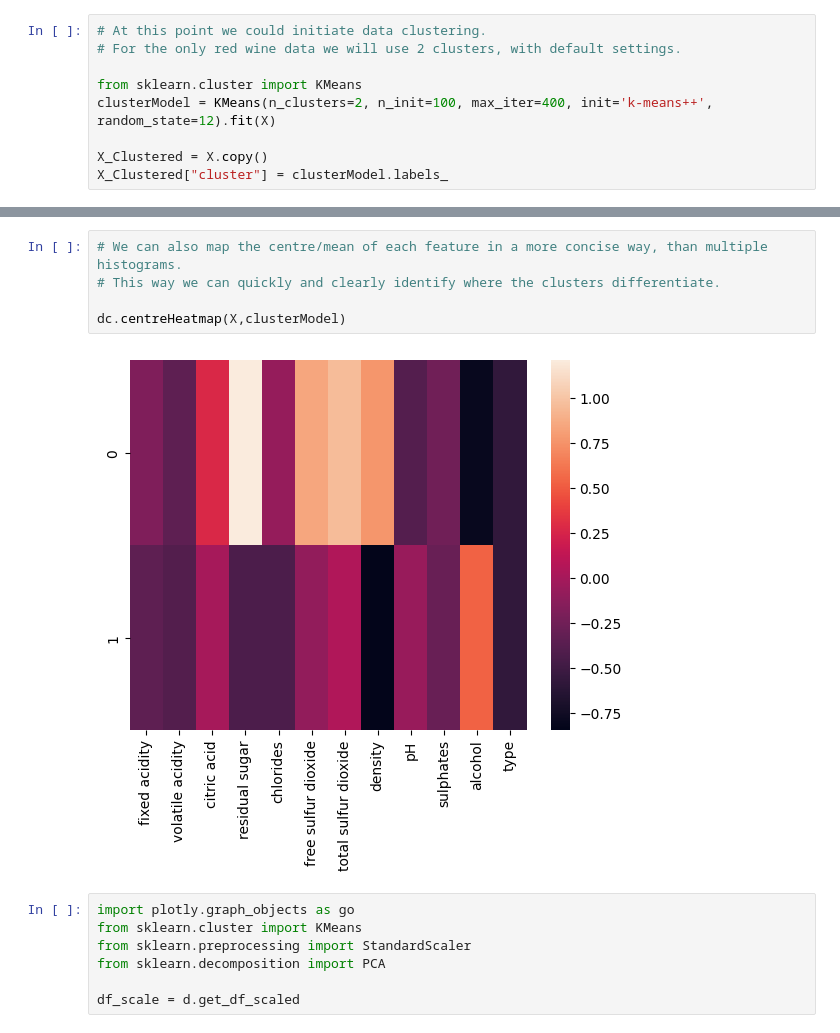
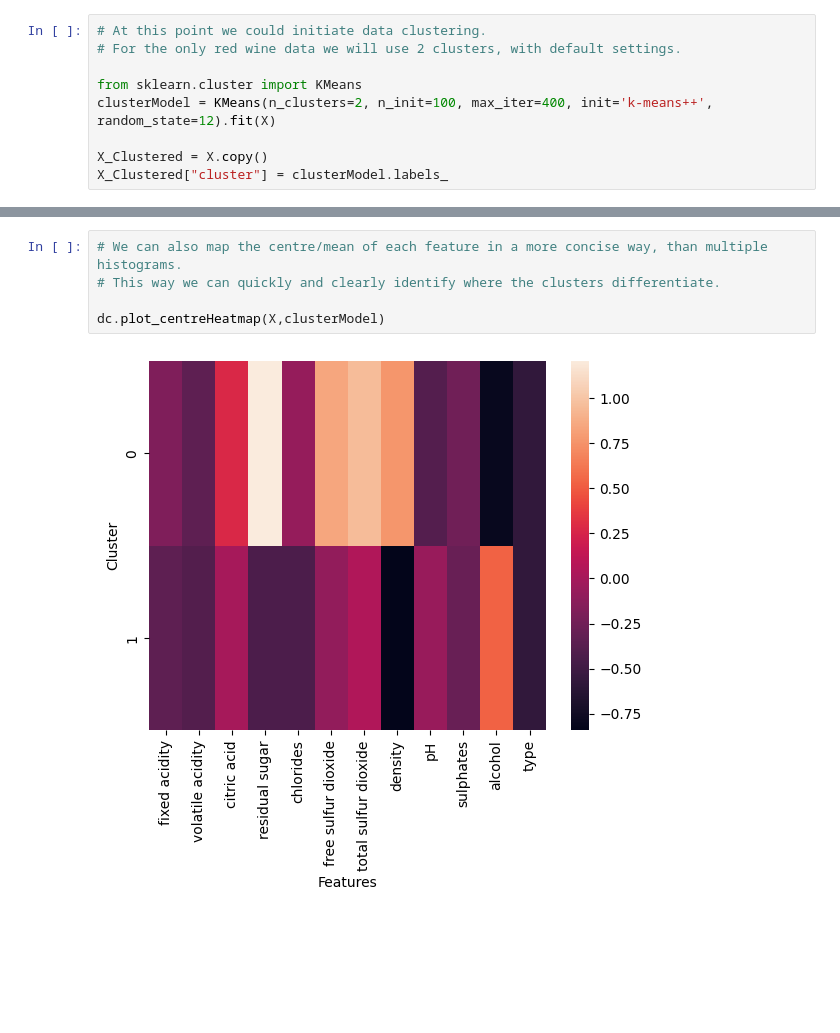
Before and after one commit to FDSchaefer/public, a Jupyter notebook: Python Projects/RegressionMethods/dataClustering.ipynb, the cells around one changed output, grey strips where cells are left out. Drawn from its saved outputs; the diff is of its cells as text; blank space fills up the shorter version.

```diff
--- a/Python Projects/RegressionMethods/dataClustering.ipynb
+++ b/Python Projects/RegressionMethods/dataClustering.ipynb
@@ -94,14 +94,7 @@ dc.tileHistogram(X_Clustered,hue="cluster")
 # %%
 # We can also map the centre/mean of each feature in a more concise way, than multiple histograms.
 # This way we can quickly and clearly identify where the clusters differentiate.
 
-dc.centreHeatmap(X,clusterModel)
+dc.plot_centreHeatmap(X,clusterModel)
 # %% [output]
-[figure, old version]
+[figure, new version]
-# %%
-import plotly.graph_objects as go
-from sklearn.cluster import KMeans
-from sklearn.preprocessing import StandardScaler
-from sklearn.decomposition import PCA
-
-df_scale = d.get_df_scaled
```
Also changed, not shown: parts of 8 cells of this notebook, 1 other file.
